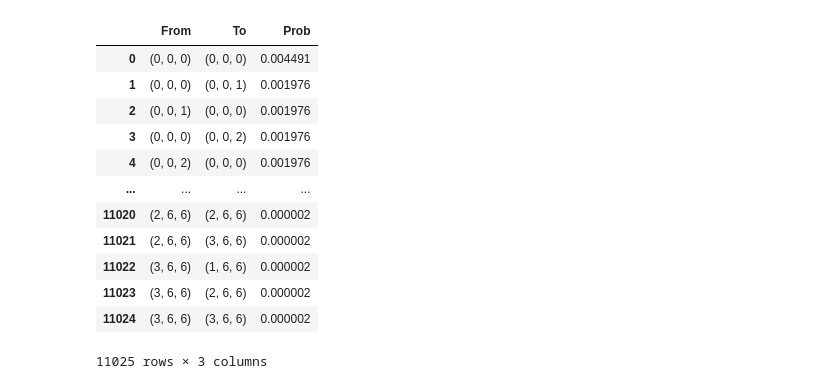
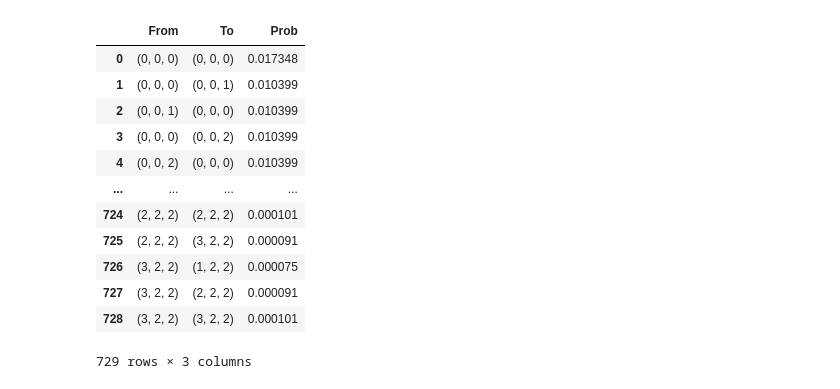
Before and after one commit to rivasiker/phasetype, a Jupyter notebook: scripts/99_TRAILS_testing/01_precomp.ipynb, the cells around one changed output. Drawn from its saved outputs; the diff is of its cells as text; code cells hidden in the pictures.

```diff
--- a/scripts/99_TRAILS_testing/01_precomp.ipynb
+++ b/scripts/99_TRAILS_testing/01_precomp.ipynb
@@ -2,26 +2,26 @@
 from ilsmc.get_joint_prob_mat import get_joint_prob_mat
 import pandas as pd
 
-arr = get_joint_prob_mat(
-    t_A = 0.1,    t_B = 0.1,    t_AB = 1,    t_C = 2,
+transitions = get_joint_prob_mat(
+    t_A = 0.1,    t_B = 0.1,    t_AB = 1,    t_C = 1.1,
     rho_A = 2,    rho_B = 1,    rho_AB = 3,  rho_C = 1,  rho_ABC = 1,
     coal_A = 1,   coal_B = 0.5, coal_AB = 1, coal_C = 1, coal_ABC = 1,
-    n_int_AB = 3, n_int_ABC = 7
+    n_int_AB = 3, n_int_ABC = 3
 )
-
-pd.DataFrame(arr, columns=['From', 'To', 'Prob'])
-# %% [output]
-|  | From | To | Prob |
-| 0 | (0, 0, 0) | (0, 0, 0) | 0.004491 |
-| 1 | (0, 0, 0) | (0, 0, 1) | 0.001976 |
-| 2 | (0, 0, 1) | (0, 0, 0) | 0.001976 |
-| 3 | (0, 0, 0) | (0, 0, 2) | 0.001976 |
-| 4 | (0, 0, 2) | (0, 0, 0) | 0.001976 |
-| ... | ... | ... | ... |
-| 11020 | (2, 6, 6) | (2, 6, 6) | 0.000002 |
-| 11021 | (2, 6, 6) | (3, 6, 6) | 0.000002 |
-| 11022 | (3, 6, 6) | (1, 6, 6) | 0.000002 |
-| 11023 | (3, 6, 6) | (2, 6, 6) | 0.000002 |
-| 11024 | (3, 6, 6) | (3, 6, 6) | 0.000002 |
-11025 rows × 3 columns
+# %%
+pd.DataFrame(transitions, columns=['From', 'To', 'Prob'])
+# %% [output]
+|  | From | To | Prob |
+| 0 | (0, 0, 0) | (0, 0, 0) | 0.017348 |
+| 1 | (0, 0, 0) | (0, 0, 1) | 0.010399 |
+| 2 | (0, 0, 1) | (0, 0, 0) | 0.010399 |
+| 3 | (0, 0, 0) | (0, 0, 2) | 0.010399 |
+| 4 | (0, 0, 2) | (0, 0, 0) | 0.010399 |
+| ... | ... | ... | ... |
+| 724 | (2, 2, 2) | (2, 2, 2) | 0.000101 |
+| 725 | (2, 2, 2) | (3, 2, 2) | 0.000091 |
+| 726 | (3, 2, 2) | (1, 2, 2) | 0.000075 |
+| 727 | (3, 2, 2) | (2, 2, 2) | 0.000091 |
+| 728 | (3, 2, 2) | (3, 2, 2) | 0.000101 |
+729 rows × 3 columns
 # %%
```
Also changed, not shown: parts of 28 cells of this notebook.
